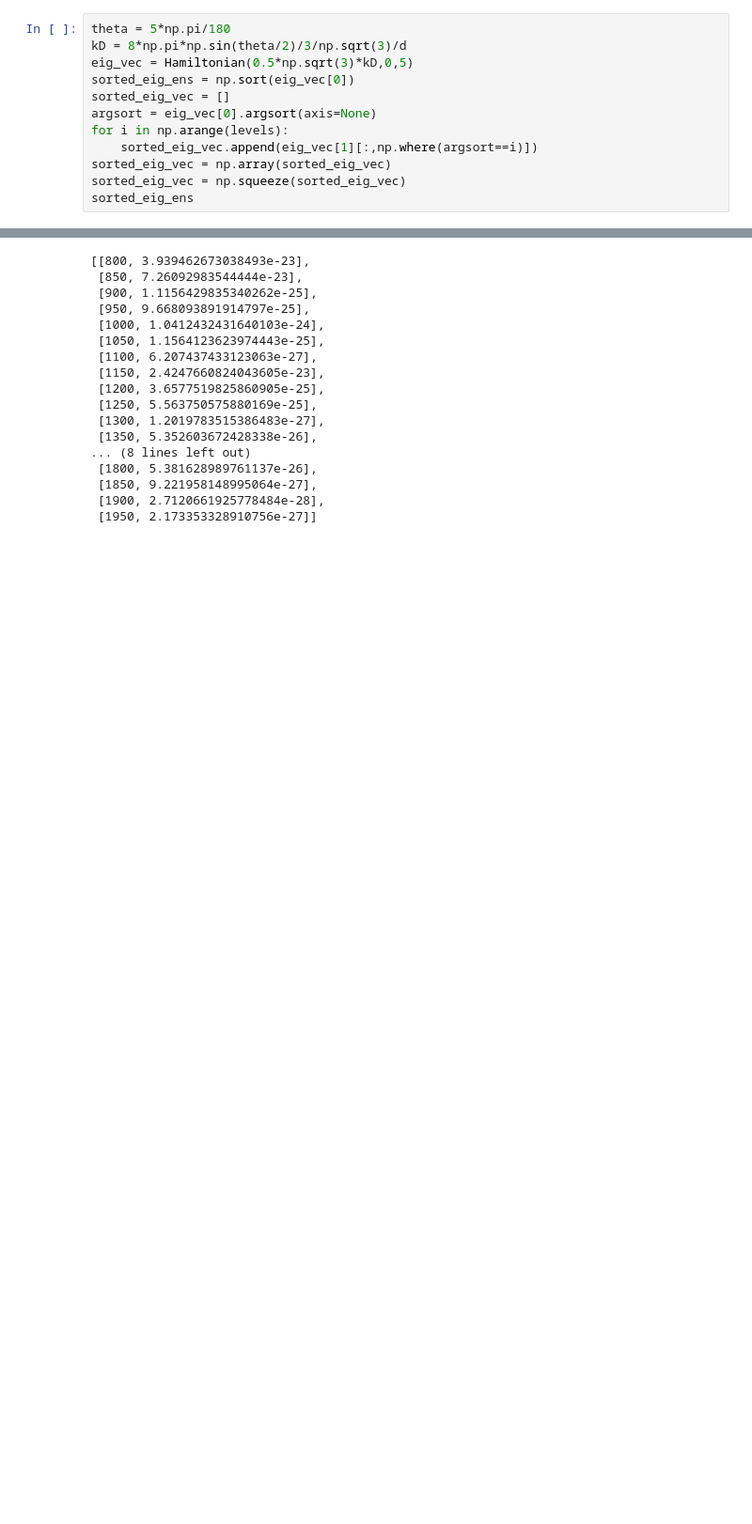
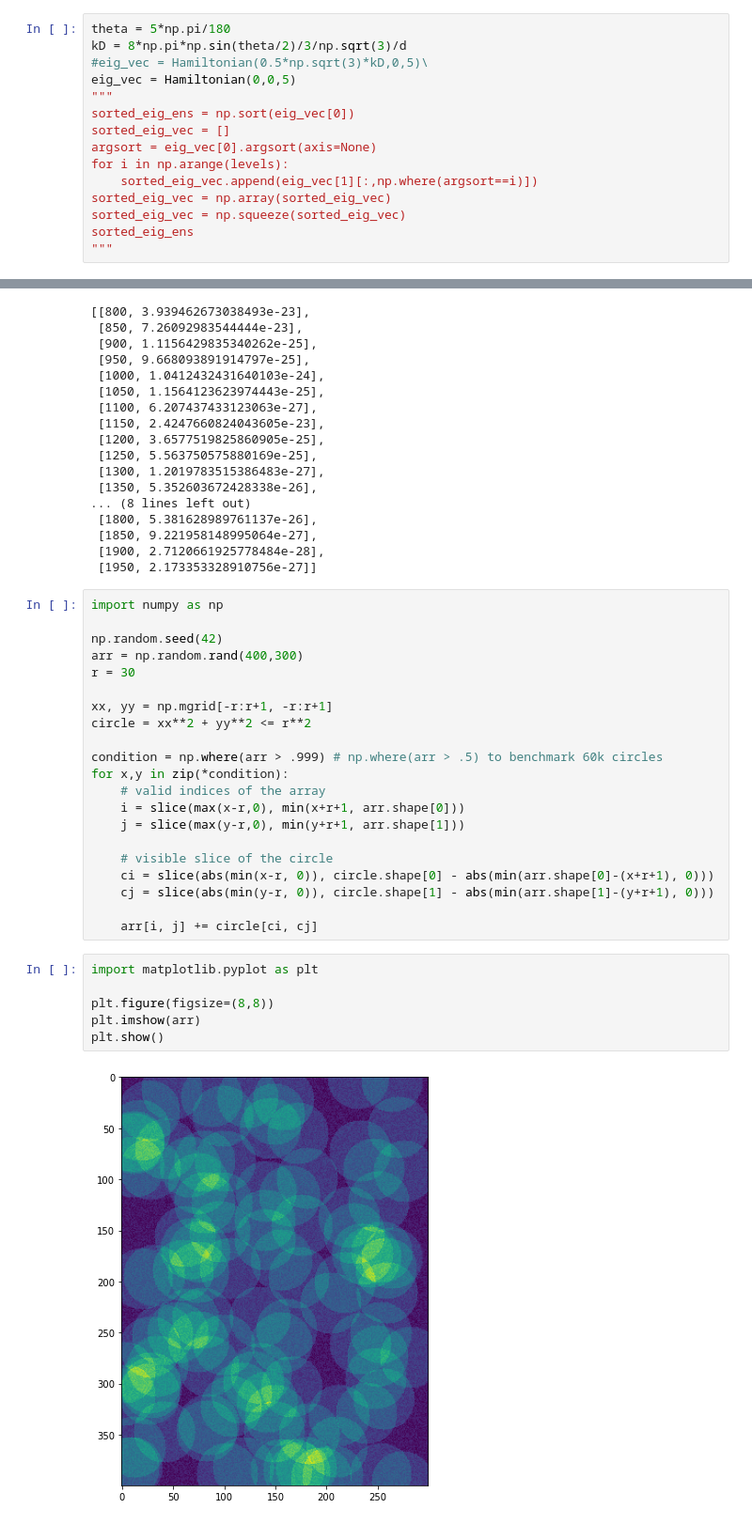
Before and after one commit to begichev/OpticalConstantsTBG, a Jupyter notebook: AA_hamiltonian.ipynb, the cells around one changed output, grey strips where cells are left out. Shown: that part at 94% size. Drawn from its saved outputs; the diff is of its cells as text; blank space fills up the shorter version.

```diff
--- a/AA_hamiltonian.ipynb
+++ b/AA_hamiltonian.ipynb
@@ -136,7 +126,9 @@ def Hamiltonian(kx, ky, theta):
 # %%
 theta = 5*np.pi/180
 kD = 8*np.pi*np.sin(theta/2)/3/np.sqrt(3)/d
-eig_vec = Hamiltonian(0.5*np.sqrt(3)*kD,0,5)
+#eig_vec = Hamiltonian(0.5*np.sqrt(3)*kD,0,5)\
+eig_vec = Hamiltonian(0,0,5)
+"""
 sorted_eig_ens = np.sort(eig_vec[0])
 sorted_eig_vec = []
 argsort = eig_vec[0].argsort(axis=None)
@@ -145,4 +137,5 @@ for i in np.arange(levels):
 sorted_eig_vec = np.array(sorted_eig_vec)
 sorted_eig_vec = np.squeeze(sorted_eig_vec)
 sorted_eig_ens
+"""
 # %% [output]
@@ -273,3 +268,32 @@ dinam_conds
  [1850, 9.221958148995064e-27],
  [1900, 2.7120661925778484e-28],
  [1950, 2.173353328910756e-27]]
+# %%
+import numpy as np
+
+np.random.seed(42)
+arr = np.random.rand(400,300)
+r = 30
+
+xx, yy = np.mgrid[-r:r+1, -r:r+1]
+circle = xx**2 + yy**2 <= r**2
+
+condition = np.where(arr > .999) # np.where(arr > .5) to benchmark 60k circles
+for x,y in zip(*condition):
+    # valid indices of the array
+    i = slice(max(x-r,0), min(x+r+1, arr.shape[0]))
+    j = slice(max(y-r,0), min(y+r+1, arr.shape[1]))
+
+    # visible slice of the circle
+    ci = slice(abs(min(x-r, 0)), circle.shape[0] - abs(min(arr.shape[0]-(x+r+1), 0)))
+    cj = slice(abs(min(y-r, 0)), circle.shape[1] - abs(min(arr.shape[1]-(y+r+1), 0)))
+
+    arr[i, j] += circle[ci, cj]
+# %%
+import matplotlib.pyplot as plt
+
+plt.figure(figsize=(8,8))
+plt.imshow(arr)
+plt.show()
+# %% [output]
+[figure, added]
```
Also changed, not shown: parts of 5 cells of this notebook, 59 other files.
